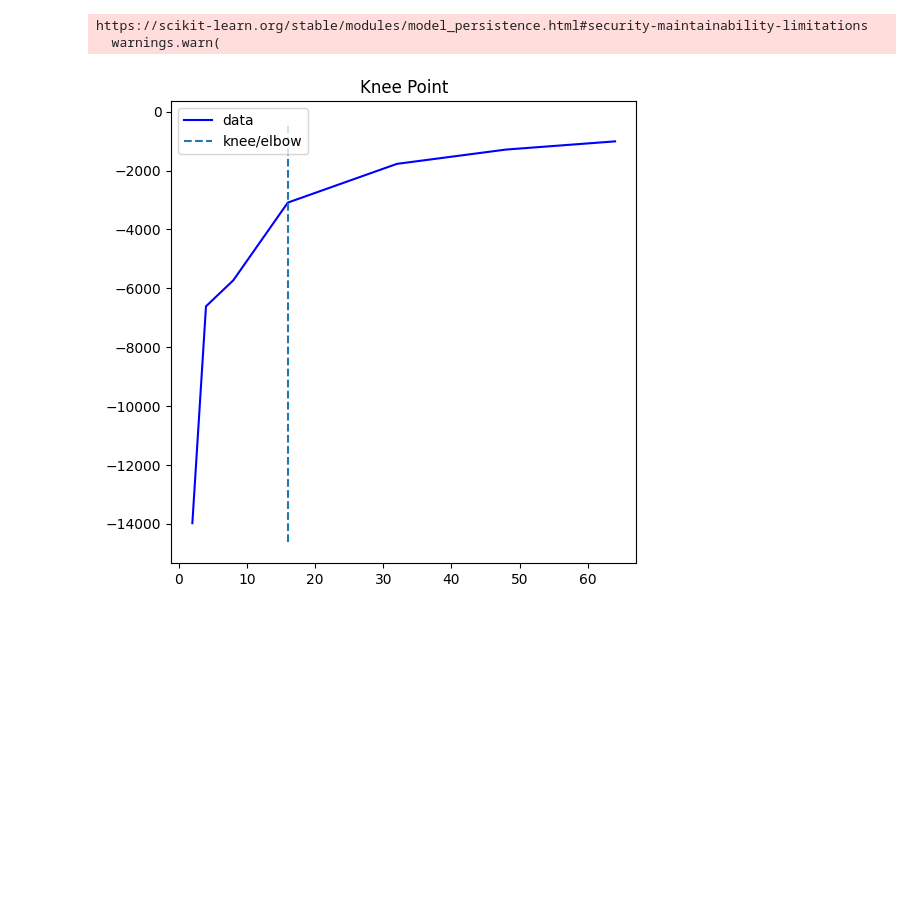
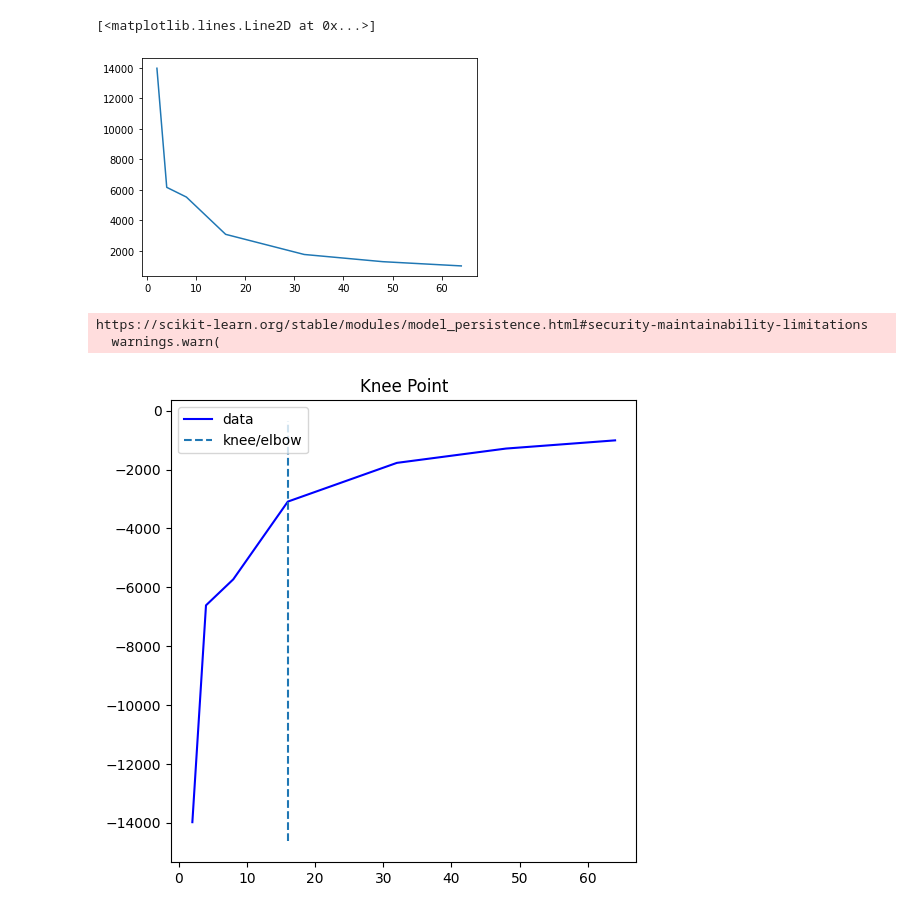
Before and after one commit to vinitjogani/clustering-comparison, a Jupyter notebook: explore.ipynb, the cells around one changed output. Drawn from its saved outputs; the diff is of its cells as text; code cells hidden in the pictures; blank space fills up the shorter version.

```diff
--- a/explore.ipynb
+++ b/explore.ipynb
@@ -20,3 +62,9 @@ def load_scores(key):
+# %%
+x, y = load_scores('gmm_term_deposits', 1)
+plt.plot(x, y)
+# %% [output]
+[<matplotlib.lines.Line2D at 0x...>]
+[figure, added]
 # %%
 nclusters, score = load_scores('gmm_term_deposits')
 # %% [output]
```
Also changed, not shown: parts of 4 cells of this notebook, 5 other files.
